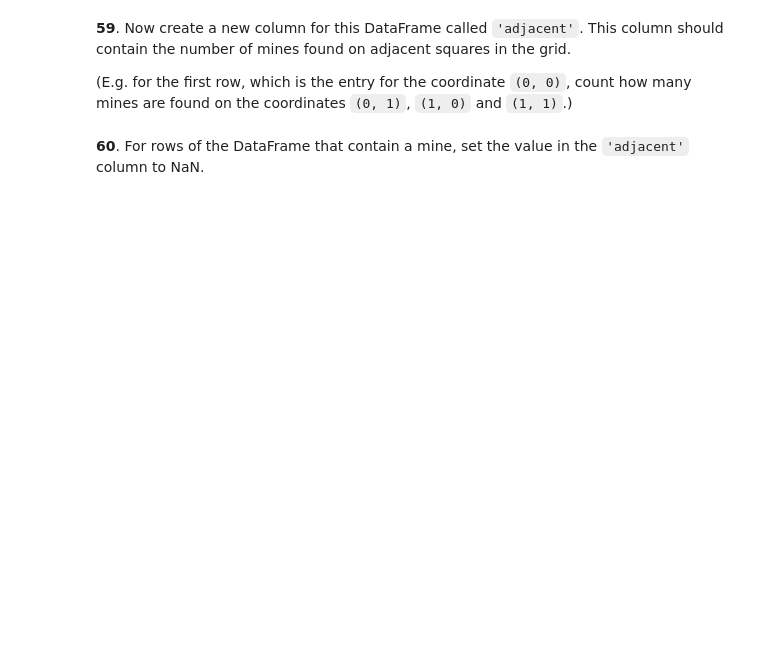
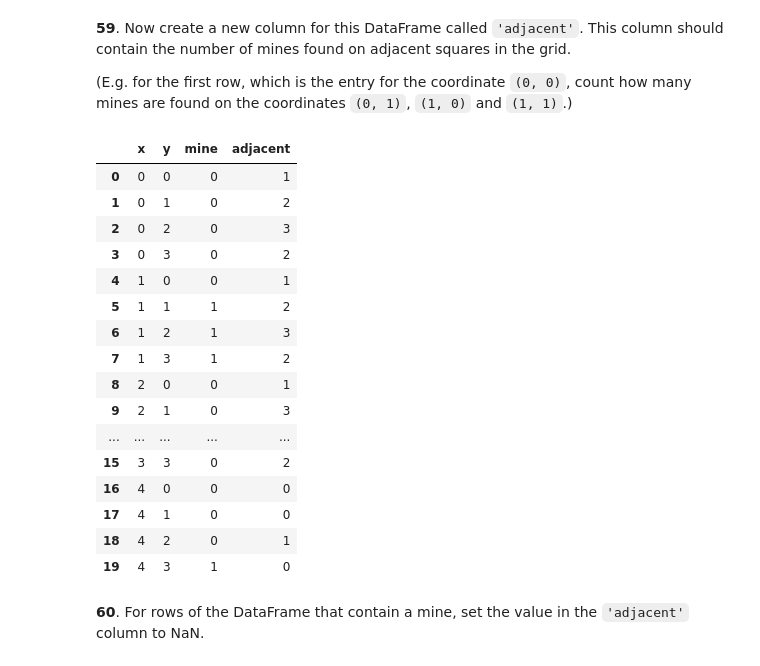
Before and after one commit to anat-vainer/python_training, a Jupyter notebook: pandas_puzzles.ipynb, the cells around one changed output. Saved outputs shown, nothing was run; the diff lists cells and outputs as text; code cells hidden in the pictures; blank space fills up the shorter version.

````diff
--- a/pandas_puzzles.ipynb
+++ b/pandas_puzzles.ipynb
@@ -879,3 +1106,12 @@ To begin, generate a DataFrame `df` with two columns, `'x'` and `'y'` containing
 1  0  1
 2  0  2
 ```
+# %%
+X = 5
+Y = 4
+
+x_coords = [x for x in range(X) for y in range(Y)]
+y_coords = [y for x in range(X) for y in range(Y)]
+
+df = pd.DataFrame({'x': x_coords, 'y': y_coords})
+df
@@ -882,2 +1136,5 @@ To begin, generate a DataFrame `df` with two columns, `'x'` and `'y'` containing
 # %% [markdown]
 **58**. For this DataFrame `df`, create a new column of zeros (safe) and ones (mine). The probability of a mine occuring at each location should be 0.4.
+# %%
+df['mine'] = np.random.choice([0, 1], size= len(df), p= [0.6, 0.4])
+df
@@ -885,5 +1160,37 @@ To begin, generate a DataFrame `df` with two columns, `'x'` and `'y'` containing
 **59**. Now create a new column for this DataFrame called `'adjacent'`. This column should contain the number of mines found on adjacent squares in the grid.
 
 (E.g. for the first row, which is the entry for the coordinate `(0, 0)`, count how many mines are found on the coordinates `(0, 1)`, `(1, 0)` and `(1, 1)`.)
+# %%
+def count_adjacent_mines(coord):
+    x, y = coord
+    count = 0
+
+    for i in range(max(0, x - 1), min(X, x + 2)):
+        for j in range(max(0, y - 1), min(Y, y + 2)):
+            if (i, j) != (x, y) and df.loc[df['x'] == i][df['y'] == j]['mine'].values[0] == 1:
+                count += 1
+
+    return count
+
+df['adjacent'] = df.apply(lambda row: count_adjacent_mines((row['x'], row['y'])), axis=1)
+df
+# %% [output]
+|  | x | y | mine | adjacent |
+| 0 | 0 | 0 | 0 | 1 |
+| 1 | 0 | 1 | 0 | 2 |
+| 2 | 0 | 2 | 0 | 3 |
+| 3 | 0 | 3 | 0 | 2 |
+| 4 | 1 | 0 | 0 | 1 |
+| 5 | 1 | 1 | 1 | 2 |
+| 6 | 1 | 2 | 1 | 3 |
+| 7 | 1 | 3 | 1 | 2 |
+| 8 | 2 | 0 | 0 | 1 |
+| 9 | 2 | 1 | 0 | 3 |
+| ... | ... | ... | ... | ... |
+| 15 | 3 | 3 | 0 | 2 |
+| 16 | 4 | 0 | 0 | 0 |
+| 17 | 4 | 1 | 0 | 0 |
+| 18 | 4 | 2 | 0 | 1 |
+| 19 | 4 | 3 | 1 | 0 |
 # %% [markdown]
 **60**. For rows of the DataFrame that contain a mine, set the value in the `'adjacent'` column to NaN.
````
Also changed, not shown: parts of 24 cells of this notebook.
